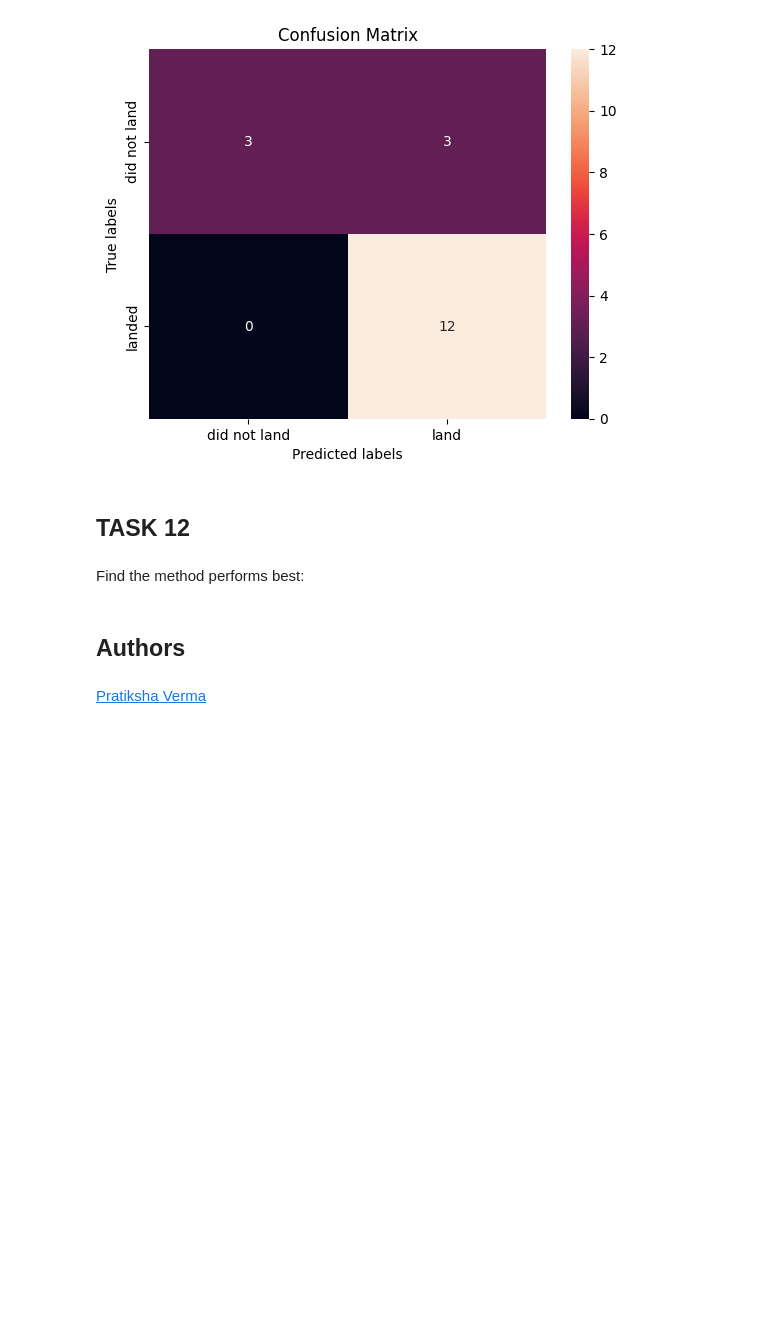
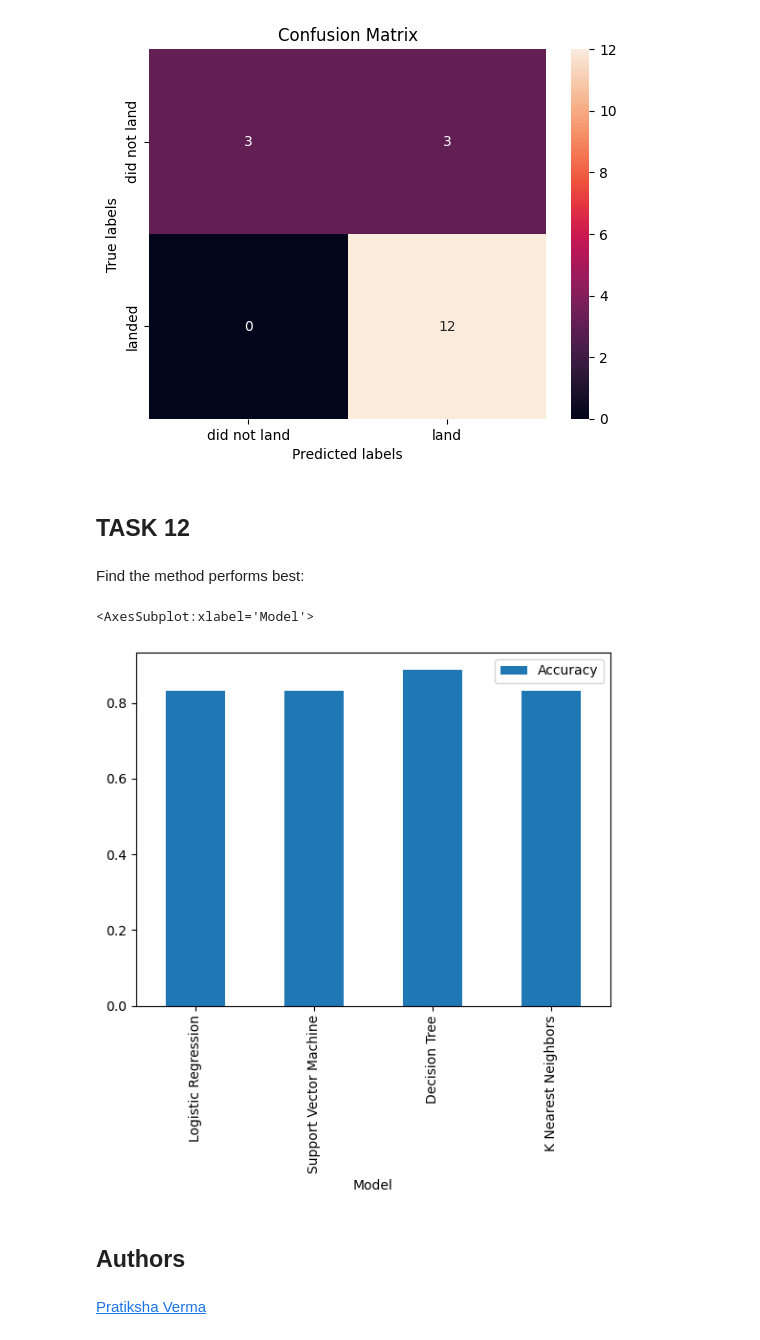
Before and after one commit to mharjomandi/IBM-Data-Science-Applied-Data-Science-Capstone-Presentation, a Jupyter notebook: SpaceX_Machine_Learning_Prediction_Part_5.jupyterlite.ipynb, the cells around one changed output. Saved outputs shown, nothing was run; the diff lists cells and outputs as text; code cells hidden in the pictures; blank space fills up the shorter version.

```diff
--- a/SpaceX_Machine_Learning_Prediction_Part_5.jupyterlite.ipynb
+++ b/SpaceX_Machine_Learning_Prediction_Part_5.jupyterlite.ipynb
@@ -399,3 +397,11 @@ Decision Tree
+# %%
+# Decision Tree
+perform_df = pd.DataFrame({'Model':['Logistic Regression', 'Support Vector Machine', 'Decision Tree','K Nearest Neighbors'], 'Accuracy':[0.8333333333333334, 0.8333333333333334, 0.8888888888888888, 0.8333333333333334]})
+pp = perform_df.plot.bar(x='Model', y='Accuracy', rot=90)
+pp
+# %% [output]
+<AxesSubplot:xlabel='Model'>
+[figure, added]
 # %% [markdown]
 ## Authors
 # %% [markdown]
```
Also changed, not shown: parts of 8 cells of this notebook.
